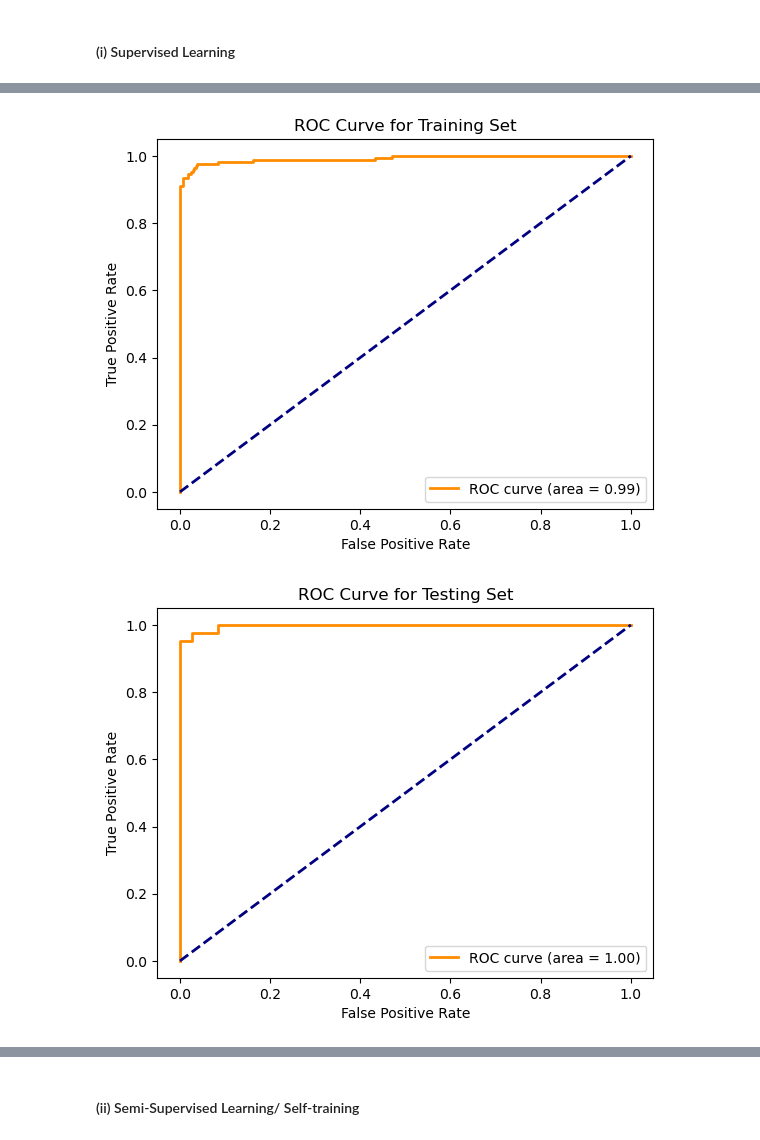
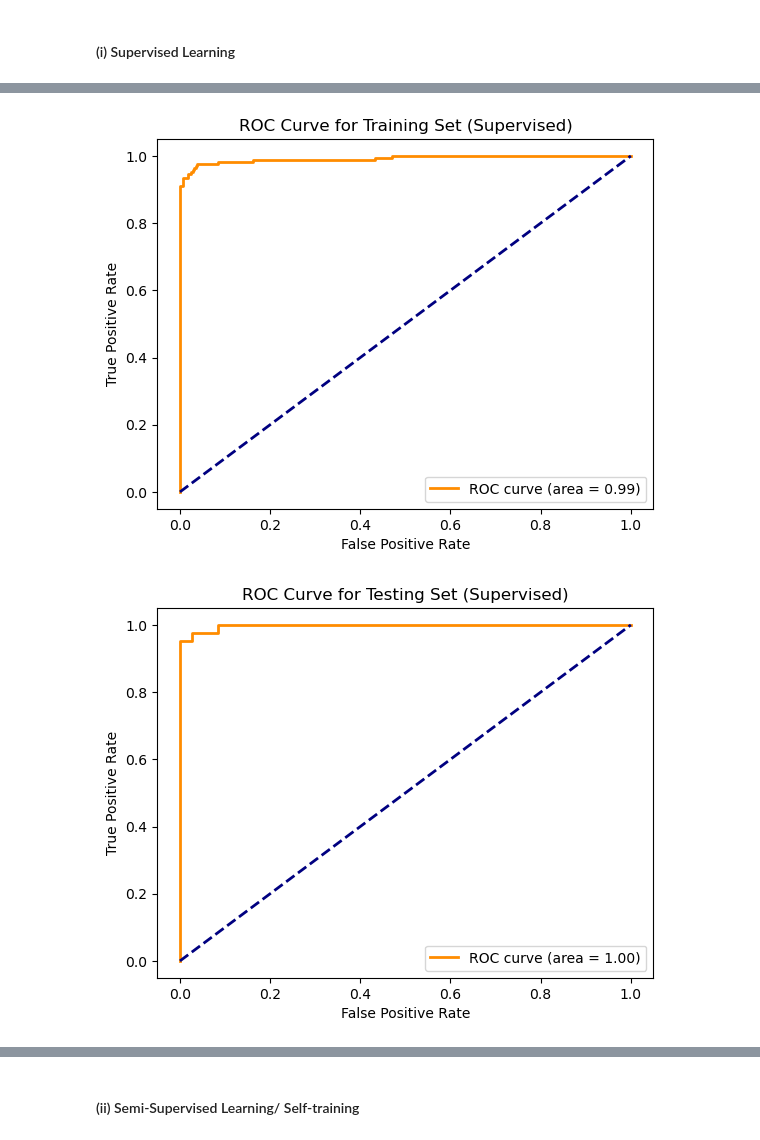
Before and after one commit to egunadi/dsci552-hw8, a Jupyter notebook: notebook/Gunadi_Eben_HW8.ipynb, the cells around one changed output, grey strips where cells are left out. Cells and saved outputs as stored; diff of their text form; code cells hidden in the pictures.

```diff
--- a/notebook/Gunadi_Eben_HW8.ipynb
+++ b/notebook/Gunadi_Eben_HW8.ipynb
@@ -144,12 +144,12 @@ for i in range(M):
         # Create a ConfusionMatrixDisplay from predictions
         cm_display_train = ConfusionMatrixDisplay.from_predictions(y_train, y_train_pred, display_labels=['B', 'M'], cmap='Blues')
 
-        plt.title('Confusion Matrix for Training Set')
+        plt.title('Confusion Matrix for Training Set (Supervised)')
         plt.show()
 
         cm_display_test = ConfusionMatrixDisplay.from_predictions(y_test, y_test_pred, display_labels=['B', 'M'], cmap='Blues')
 
-        plt.title('Confusion Matrix for Testing Set')
+        plt.title('Confusion Matrix for Testing Set (Supervised)')
         plt.show()
 
         # Calculate probabilities for ROC curve
@@ -168,22 +168,22 @@ for i in range(M):
 # %%
 plt.figure()
 plt.plot(fpr_train, tpr_train, color='darkorange', lw=2, label='ROC curve (area = %0.2f)' % roc_auc_train)
 plt.plot([0, 1], [0, 1], color='navy', lw=2, linestyle='--')
 plt.xlabel('False Positive Rate')
 plt.ylabel('True Positive Rate')
-plt.title('ROC Curve for Training Set')
+plt.title('ROC Curve for Training Set (Supervised)')
 plt.legend(loc='lower right')
 plt.show()
 # %% [output]
-[figure, old version]
+[figure, new version]
 # %%
 plt.figure()
 plt.plot(fpr_test, tpr_test, color='darkorange', lw=2, label='ROC curve (area = %0.2f)' % roc_auc_test)
 plt.plot([0, 1], [0, 1], color='navy', lw=2, linestyle='--')
 plt.xlabel('False Positive Rate')
 plt.ylabel('True Positive Rate')
-plt.title('ROC Curve for Testing Set')
+plt.title('ROC Curve for Testing Set (Supervised)')
 plt.legend(loc='lower right')
 plt.show()
 # %% [output]
-[figure, old version]
+[figure, new version]
```
Also changed, not shown: parts of 10 cells of this notebook.
